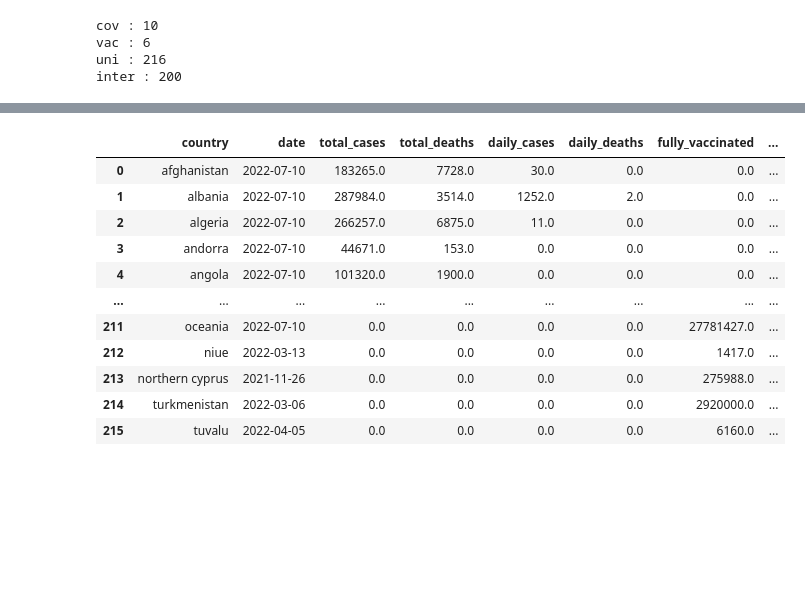
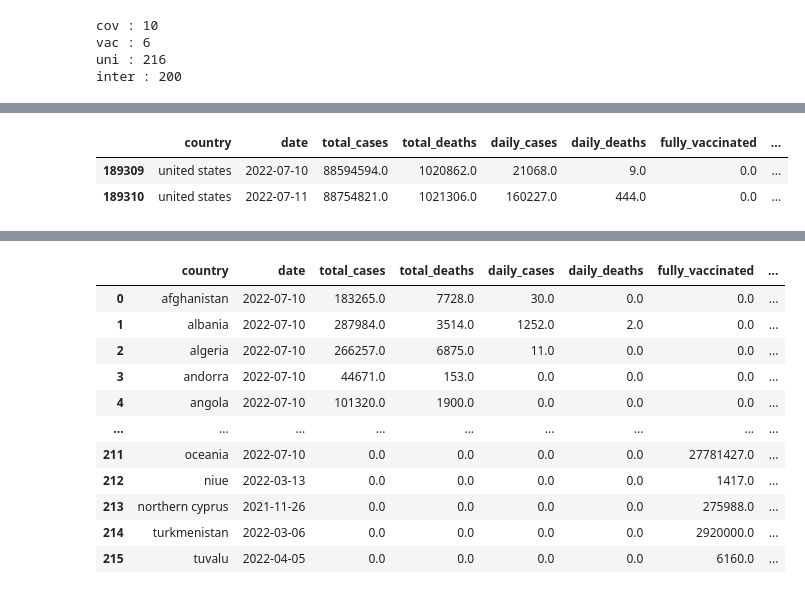
Before and after one commit to Akashkunwar/dscodes, a Jupyter notebook: cases_vaccination.ipynb, the cells around one changed output, grey strips where cells are left out. Drawn from its saved outputs; the diff is of its cells as text; code cells hidden in the pictures; blank space fills up the shorter version.

```diff
--- a/cases_vaccination.ipynb
+++ b/cases_vaccination.ipynb
@@ -341,3 +323,9 @@ df.to_csv('covid_vacc.csv')
 # %%
 df = pd.merge(covid_df, vaccine_df, how="outer", on=["date", "country"])
 df.fillna(0,inplace=True)
+# %%
+df[df.country=='united states'].tail(2)
+# %% [output]
+|  | country | date | total_cases | total_deaths | daily_cases | daily_deaths | fully_vaccinated | ... |
+| 189309 | united states | 2022-07-10 | 88594594.0 | 1020862.0 | 21068.0 | 9.0 | 0.0 | ... |
+| 189310 | united states | 2022-07-11 | 88754821.0 | 1021306.0 | 160227.0 | 444.0 | 0.0 | ... |
```
Also changed, not shown: parts of 7 cells of this notebook.
